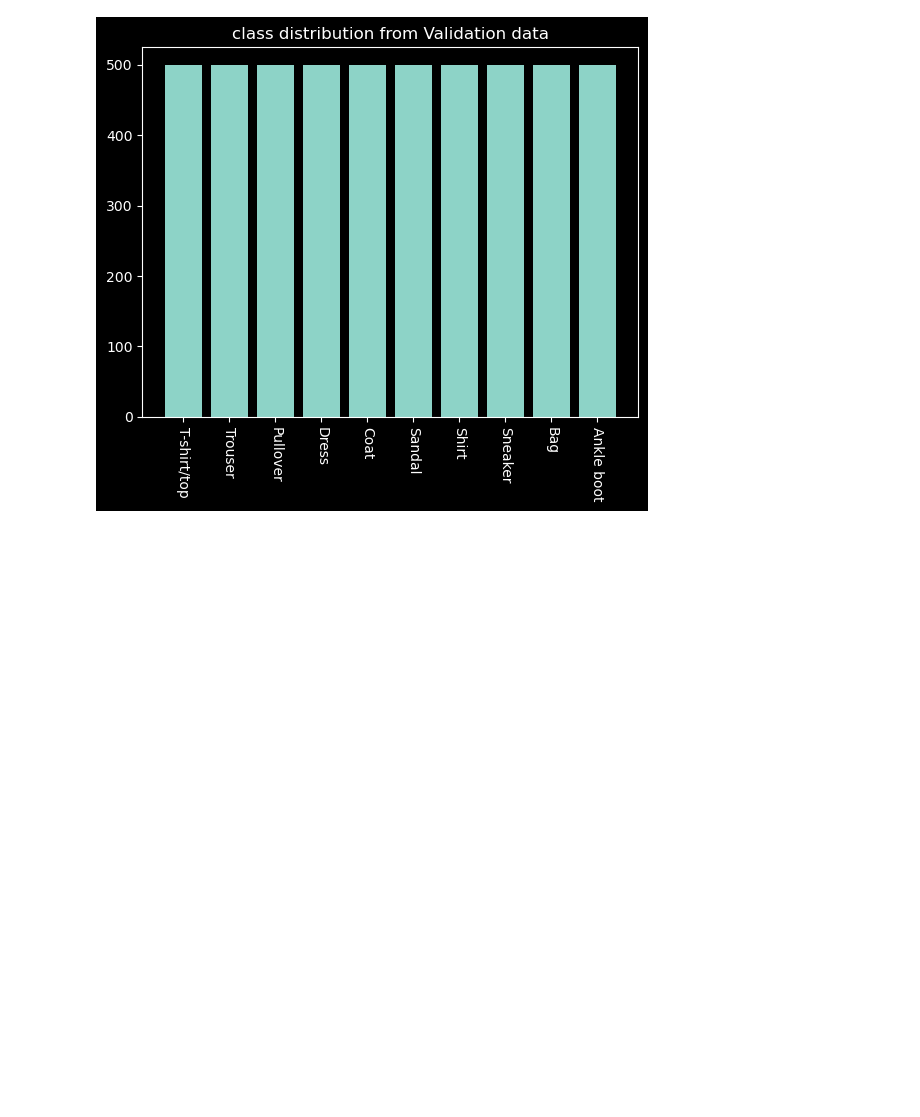
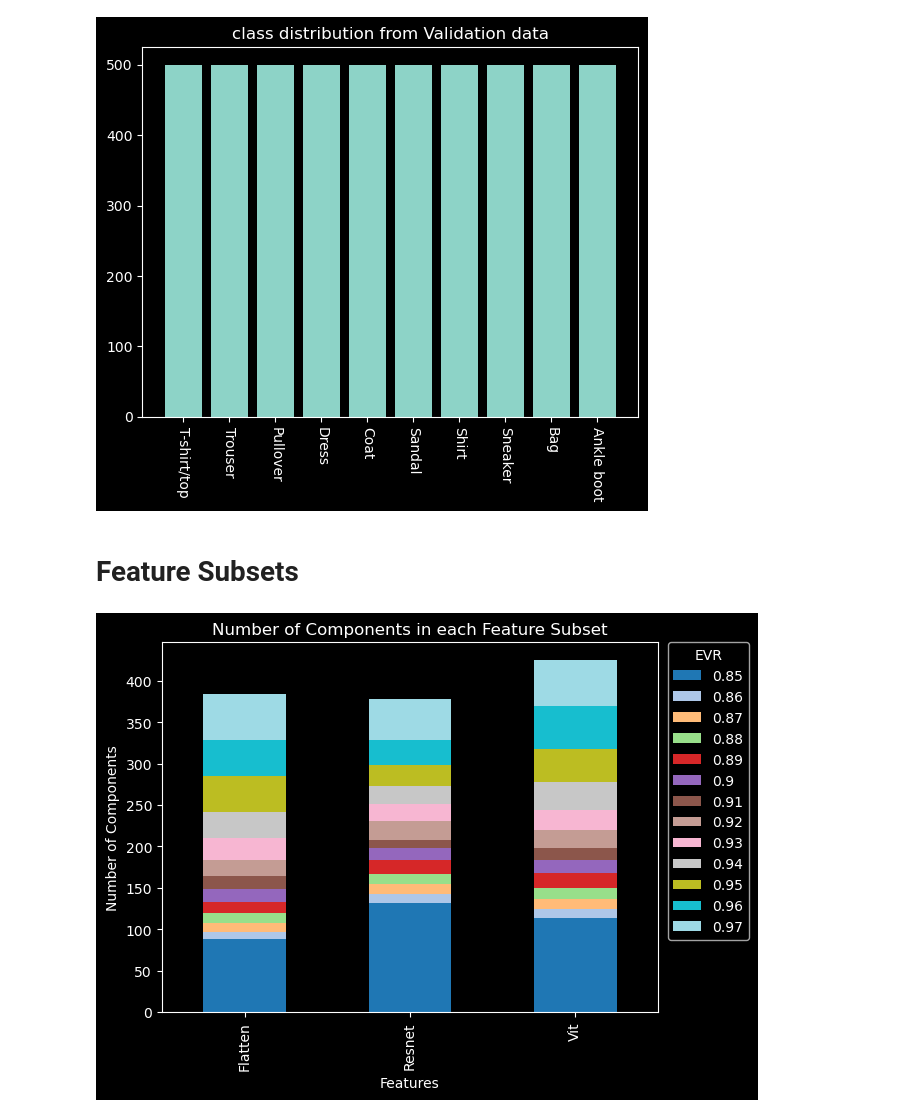
Before and after one commit to xiuyu-lana/Data_Mining_Project_Group_19, a Jupyter notebook: EDA.ipynb, the cells around one changed output. Saved outputs shown, nothing was run; the diff lists cells and outputs as text; code cells hidden in the pictures; blank space fills up the shorter version.

Commit message:
added feature subset plot

```diff
--- a/EDA.ipynb
+++ b/EDA.ipynb
@@ -58,3 +60,28 @@ plt.title("class distribution from Validation data")
 plt.show()
 # %% [output]
 [figure]
+# %% [markdown]
+# Feature Subsets
+# %%
+import pandas as pd
+
+evs = np.arange(0.85, 0.98, 0.01)
+# x = ['Flatten', 'Resnet', 'Vit']
+flatten_components = [88, 97, 108, 119, 133, 149, 164, 184, 210, 242, 285, 328, 384]
+resnet_components = [132, 142, 155, 167, 184, 198, 208, 231, 251, 273, 298, 328, 378]
+vit_components = [114, 124, 136, 150, 168, 184, 198, 220, 244, 278, 317, 369, 425]
+
+y = np.zeros((len(evs), 3))
+temp = list(zip(flatten_components, resnet_components, vit_components))
+for i in range(len(temp)):
+    if i == 0:
+        y[i] = np.array(temp[i])
+        continue
+    y[i] = np.array(temp[i])-np.array(temp[i-1])
+
+df = pd.DataFrame([['Flatten', *y[:,0]], ['Resnet', *y[:,1]], ['Vit', *y[:,2]]], columns=['Features']+[round(item, 2) for item in list(evs)])
+df.plot(x='Features', kind='bar', stacked=True, title='Number of Components in each Feature Subset', colormap="tab20", ylabel='Number of Components')
+plt.legend(bbox_to_anchor=(1.02, 1), loc='upper left', borderaxespad=0, title = 'EVR')
+plt.show()
+# %% [output]
+[figure, added]
```
Also changed, not shown: parts of 2 cells of this notebook.
